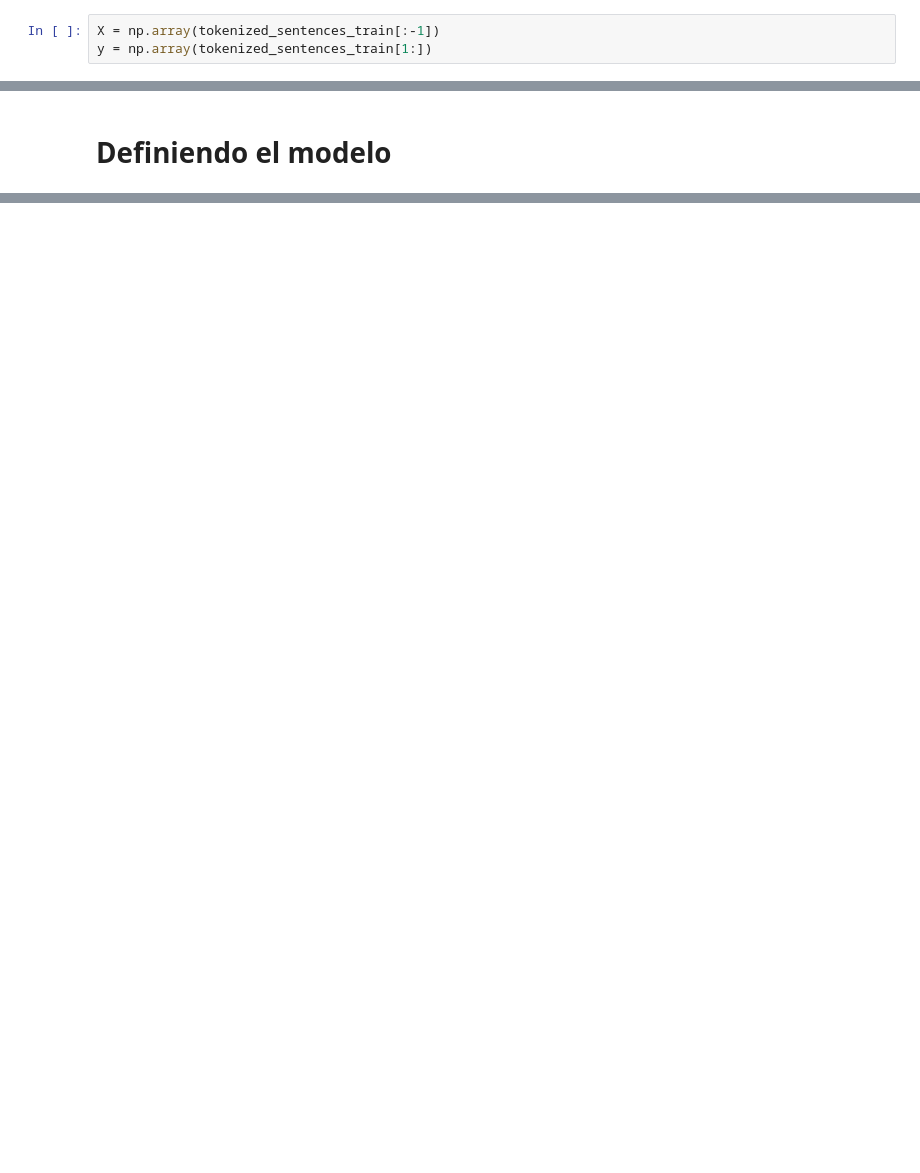
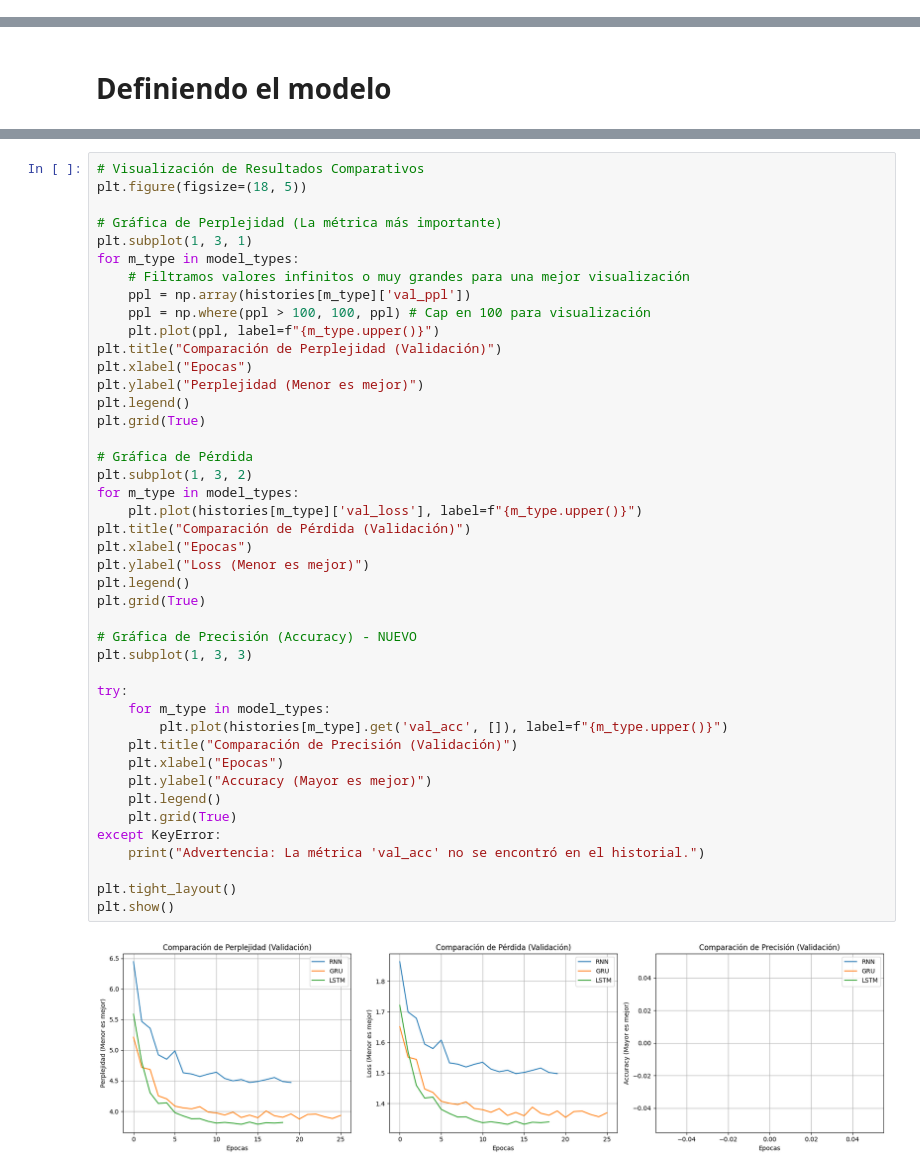
Before and after one commit to Neo820712/NLP_ErlinRey, a Jupyter notebook: ErlinRey_Desafio_3.ipynb, the cells around one changed output, grey strips where cells are left out. Drawn from its saved outputs; the diff is of its cells as text; blank space fills up the shorter version.

```diff
--- a/ErlinRey_Desafio_3.ipynb
+++ b/ErlinRey_Desafio_3.ipynb
@@ -212,3 +142,0 @@ tokenized_sentences_train = [train_text[init:init+max_context_size] for init in
-# %%
-X = np.array(tokenized_sentences_train[:-1])
-y = np.array(tokenized_sentences_train[1:])
@@ -650,0 +475,45 @@ decode(salidas[0])
+# %%
+# Visualización de Resultados Comparativos
+plt.figure(figsize=(18, 5))
+
+# Gráfica de Perplejidad (La métrica más importante)
+plt.subplot(1, 3, 1)
+for m_type in model_types:
+    # Filtramos valores infinitos o muy grandes para una mejor visualización
+    ppl = np.array(histories[m_type]['val_ppl'])
+    ppl = np.where(ppl > 100, 100, ppl) # Cap en 100 para visualización
+    plt.plot(ppl, label=f"{m_type.upper()}")
+plt.title("Comparación de Perplejidad (Validación)")
+plt.xlabel("Epocas")
+plt.ylabel("Perplejidad (Menor es mejor)")
+plt.legend()
+plt.grid(True)
+
+# Gráfica de Pérdida
+plt.subplot(1, 3, 2)
+for m_type in model_types:
+    plt.plot(histories[m_type]['val_loss'], label=f"{m_type.upper()}")
+plt.title("Comparación de Pérdida (Validación)")
+plt.xlabel("Epocas")
+plt.ylabel("Loss (Menor es mejor)")
+plt.legend()
+plt.grid(True)
+
+# Gráfica de Precisión (Accuracy) - NUEVO
+plt.subplot(1, 3, 3)
+
+try:
+    for m_type in model_types:
+        plt.plot(histories[m_type].get('val_acc', []), label=f"{m_type.upper()}")
+    plt.title("Comparación de Precisión (Validación)")
+    plt.xlabel("Epocas")
+    plt.ylabel("Accuracy (Mayor es mejor)")
+    plt.legend()
+    plt.grid(True)
+except KeyError:
+    print("Advertencia: La métrica 'val_acc' no se encontró en el historial.")
+
+plt.tight_layout()
+plt.show()
+# %% [output]
+[figure, added]
```
Also changed, not shown: parts of 48 cells of this notebook.
